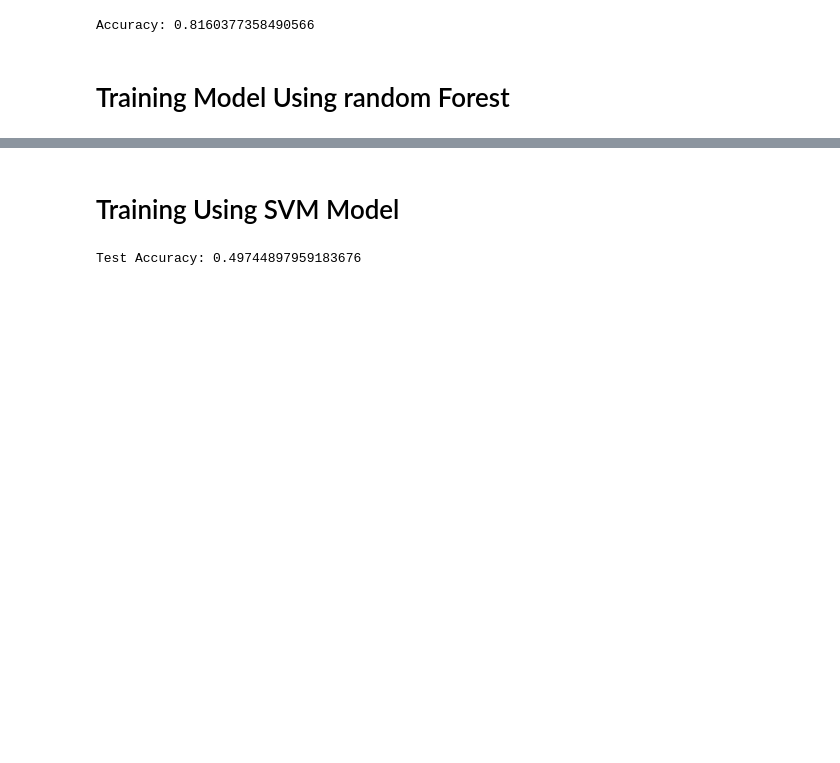
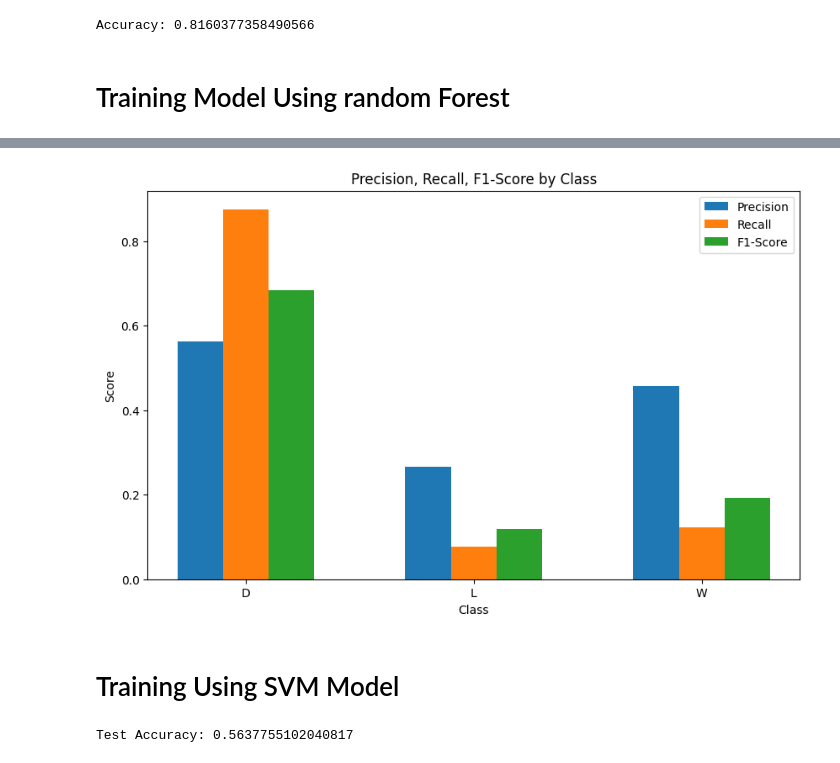
Before and after one commit to Subashcoder/Football-Match-Prediction, a Jupyter notebook: training_model.ipynb, the cells around one changed output, grey strips where cells are left out. Saved outputs shown, nothing was run; the diff lists cells and outputs as text; code cells hidden in the pictures; blank space fills up the shorter version.

```diff
--- a/training_model.ipynb
+++ b/training_model.ipynb
@@ -175,0 +293,25 @@ Random Forest Test Accuracy: 0.49744897959183676
+# %%
+import matplotlib.pyplot as plt
+import numpy as np
+
+# Compute precision, recall, F1-score for each class
+precision, recall, f1_score, _ = precision_recall_fscore_support(y_test, y_pred_rf, average=None)
+classes = np.unique(y_test)
+
+# Plot bar chart for precision, recall, F1-score
+plt.figure(figsize=(10, 6))
+ind = np.arange(len(classes))
+width = 0.2
+
+plt.bar(ind - width, precision, width, label='Precision')
+plt.bar(ind, recall, width, label='Recall')
+plt.bar(ind + width, f1_score, width, label='F1-Score')
+
+plt.xlabel('Class')
+plt.ylabel('Score')
+plt.title('Precision, Recall, F1-Score by Class')
+plt.xticks(ind, classes)
+plt.legend()
+plt.show()
+# %% [output]
+[figure, added]
@@ -196,7 +341,7 @@ X_train_scaled = scaler.fit_transform(X_train)
 X_test_scaled = scaler.transform(X_test)
 
 # Define and train an SVM classifier
-svm_classifier = SVC(kernel='linear', random_state=42)
+svm_classifier = SVC(kernel='linear', probability= True ,random_state=42)
 svm_classifier.fit(X_train_scaled, y_train)
 
 # Predict on the test set
@@ -206,4 +351,4 @@ y_pred = svm_classifier.predict(X_test_scaled)
 accuracy = accuracy_score(y_test, y_pred)
 print("Test Accuracy:",accuracy)
 # %% [output]
-Test Accuracy: 0.49744897959183676
+Test Accuracy: 0.5637755102040817
```
Also changed, not shown: parts of 27 cells of this notebook, 11 other files.
